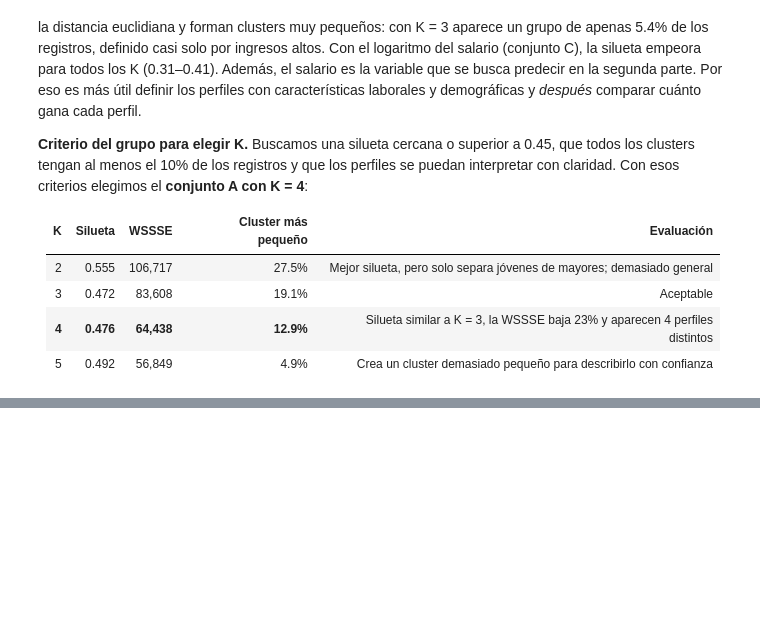
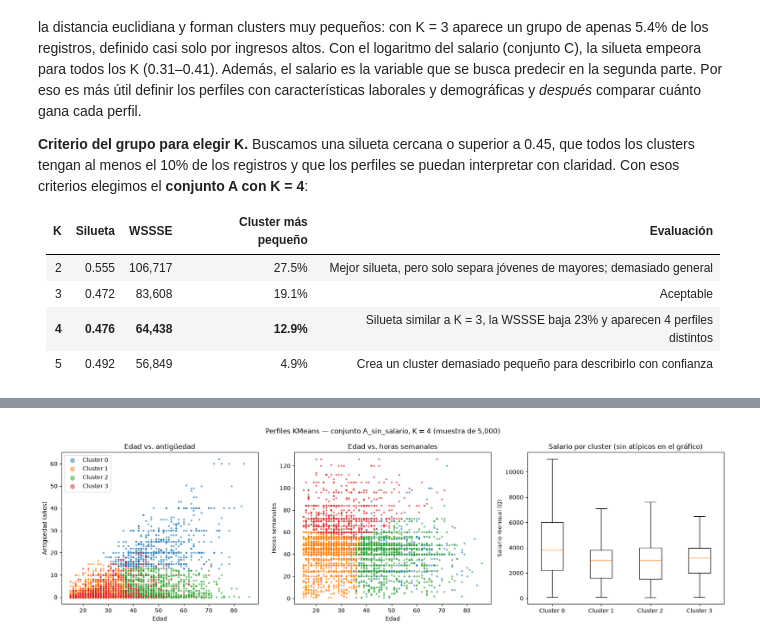
Before and after one commit to tismajo/CC3084-Laboratorio7, a Jupyter notebook: Laboratorio7.ipynb, the cells around one changed output, grey strips where cells are left out. Saved outputs shown, nothing was run; the diff lists cells and outputs as text; code cells hidden in the pictures; blank space fills up the shorter version.

Commit message:
docs: describir los perfiles de los clusters

```diff
--- a/Laboratorio7.ipynb
+++ b/Laboratorio7.ipynb
@@ -1940,3 +1940,20 @@ interpretar con claridad. Con esos criterios elegimos el **conjunto A con K = 4*
 | 3 | 0.472 | 83,608 | 19.1% | Aceptable |
 | **4** | **0.476** | **64,438** | **12.9%** | Silueta similar a K = 3, la WSSSE baja 23% y aparecen 4 perfiles distintos |
 | 5 | 0.492 | 56,849 | 4.9% | Crea un cluster demasiado pequeño para describirlo con confianza |
+# %%
+CONJUNTO_FINAL = "A_sin_salario"
+K_FINAL = 4
+
+modelo_esc_final, modelo_km_final = modelos_cluster[(CONJUNTO_FINAL, K_FINAL)]
+
+df_clusters = modelo_km_final.transform(
+    modelo_esc_final.transform(df_cluster_base)
+).drop("features_raw", "features").cache()
+
+centros = pd.DataFrame(
+    modelo_km_final.clusterCenters(),
+    columns=CONJUNTOS_CLUSTER[CONJUNTO_FINAL]
+)
+centros.index.name = "cluster"
+print("Centroides (unidades estandarizadas):")
+display(centros.round(2))
@@ -1942,0 +1999,38 @@ interpretar con claridad. Con esos criterios elegimos el **conjunto A con K = 4*
+# %%
+pdf_cluster_muestra = (
+    df_clusters
+    .select("edad", "antiguedad", "horas_semanales", "salario_mensual", "cluster")
+    .sample(False, 0.15, seed=42)
+    .limit(5000)
+    .toPandas()
+)
+
+fig, axes = plt.subplots(1, 3, figsize=(17, 5))
+
+for c, grupo in pdf_cluster_muestra.groupby("cluster"):
+    axes[0].scatter(grupo["edad"], grupo["antiguedad"], s=6, alpha=0.5, label=f"Cluster {c}")
+    axes[1].scatter(grupo["edad"], grupo["horas_semanales"], s=6, alpha=0.5, label=f"Cluster {c}")
+
+axes[0].set_xlabel("Edad")
+axes[0].set_ylabel("Antigüedad (años)")
+axes[0].set_title("Edad vs. antigüedad")
+axes[0].legend(markerscale=3)
+
+axes[1].set_xlabel("Edad")
+axes[1].set_ylabel("Horas semanales")
+axes[1].set_title("Edad vs. horas semanales")
+
+orden = sorted(pdf_cluster_muestra["cluster"].unique())
+axes[2].boxplot(
+    [pdf_cluster_muestra.loc[pdf_cluster_muestra["cluster"] == c, "salario_mensual"] for c in orden],
+    tick_labels=[f"Cluster {c}" for c in orden],
+    showfliers=False
+)
+axes[2].set_ylabel("Salario mensual (Q)")
+axes[2].set_title("Salario por cluster (sin atípicos en el gráfico)")
+
+plt.suptitle(f"Perfiles KMeans — conjunto {CONJUNTO_FINAL}, K = {K_FINAL} (muestra de 5,000)")
+plt.tight_layout()
+plt.show()
+# %% [output]
+[figure, added]
```
Also changed, not shown: parts of 3 cells of this notebook.
